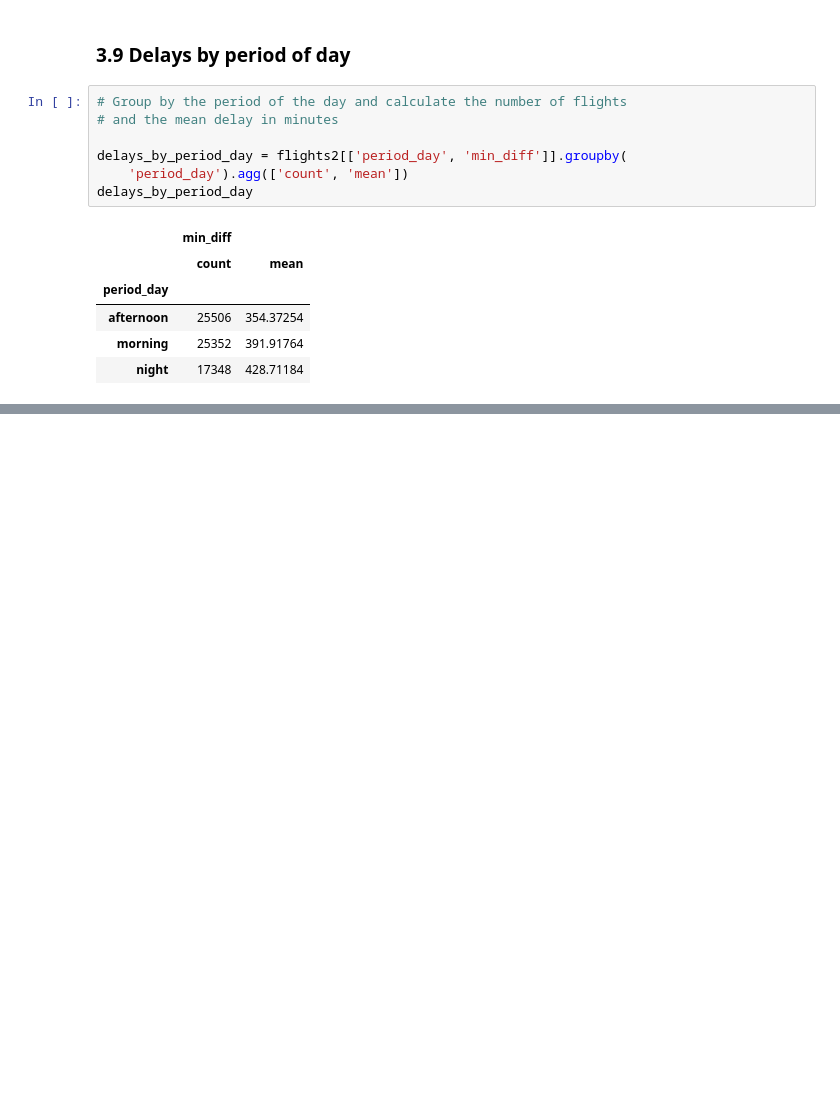
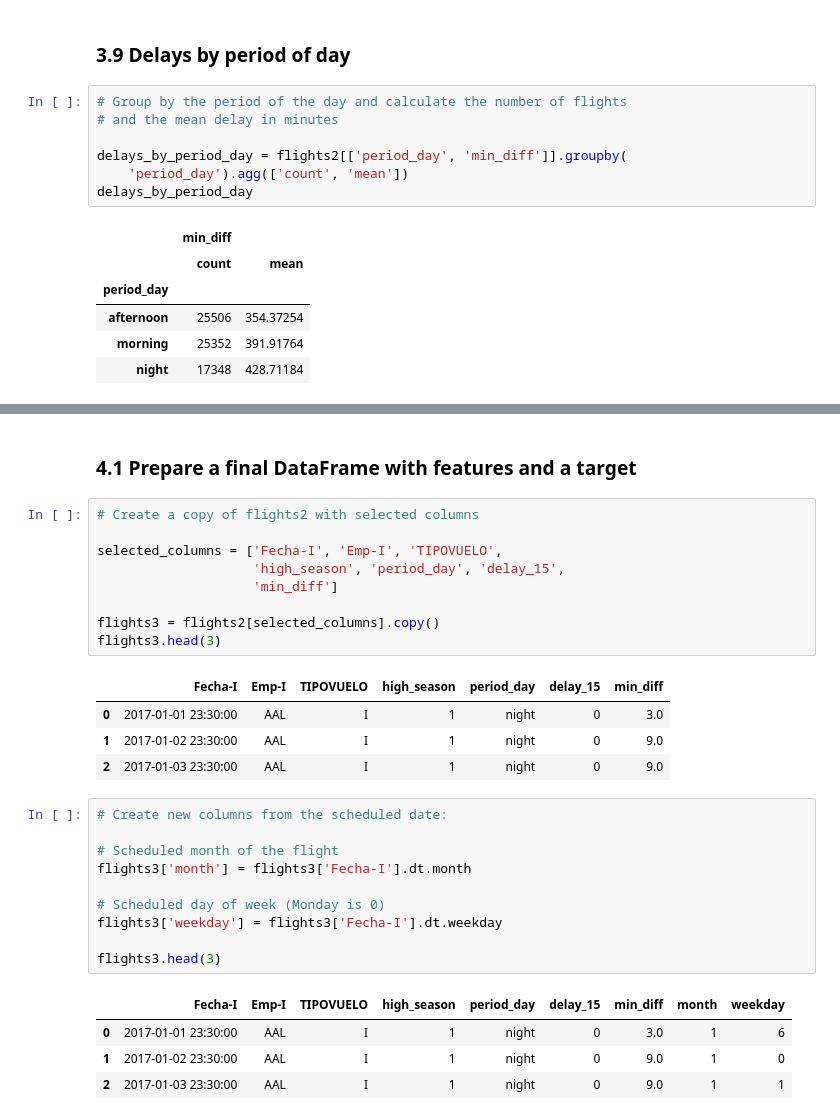
Before and after one commit to izlata/flights-scl, a Jupyter notebook: solution.ipynb, the cells around one changed output, grey strips where cells are left out. Cells and saved outputs as stored; diff of their text form; blank space fills up the shorter version.

```diff
--- a/solution.ipynb
+++ b/solution.ipynb
@@ -730,0 +769,31 @@ It is good to try training a model with most of these variables and see the feat
+# %% [markdown]
+### 4.1 Prepare a final DataFrame with features and a target
+# %%
+# Create a copy of flights2 with selected columns
+
+selected_columns = ['Fecha-I', 'Emp-I', 'TIPOVUELO',
+                    'high_season', 'period_day', 'delay_15',
+                    'min_diff']
+
+flights3 = flights2[selected_columns].copy()
+flights3.head(3)
+# %% [output]
+|  | Fecha-I | Emp-I | TIPOVUELO | high_season | period_day | delay_15 | min_diff |
+| 0 | 2017-01-01 23:30:00 | AAL | I | 1 | night | 0 | 3.0 |
+| 1 | 2017-01-02 23:30:00 | AAL | I | 1 | night | 0 | 9.0 |
+| 2 | 2017-01-03 23:30:00 | AAL | I | 1 | night | 0 | 9.0 |
+# %%
+# Create new columns from the scheduled date:
+
+# Scheduled month of the flight
+flights3['month'] = flights3['Fecha-I'].dt.month
+
+# Scheduled day of week (Monday is 0)
+flights3['weekday'] = flights3['Fecha-I'].dt.weekday
+
+flights3.head(3)
+# %% [output]
+|  | Fecha-I | Emp-I | TIPOVUELO | high_season | period_day | delay_15 | min_diff | month | weekday |
+| 0 | 2017-01-01 23:30:00 | AAL | I | 1 | night | 0 | 3.0 | 1 | 6 |
+| 1 | 2017-01-02 23:30:00 | AAL | I | 1 | night | 0 | 9.0 | 1 | 0 |
+| 2 | 2017-01-03 23:30:00 | AAL | I | 1 | night | 0 | 9.0 | 1 | 1 |
```
Also changed, not shown: parts of 39 cells of this notebook.
